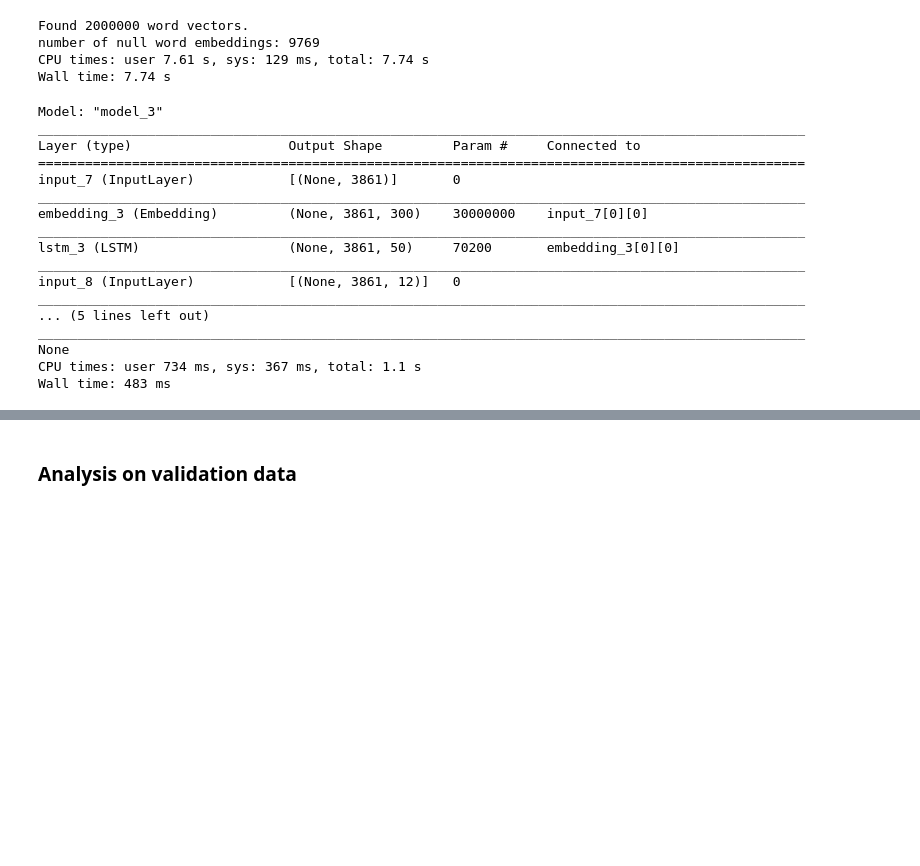
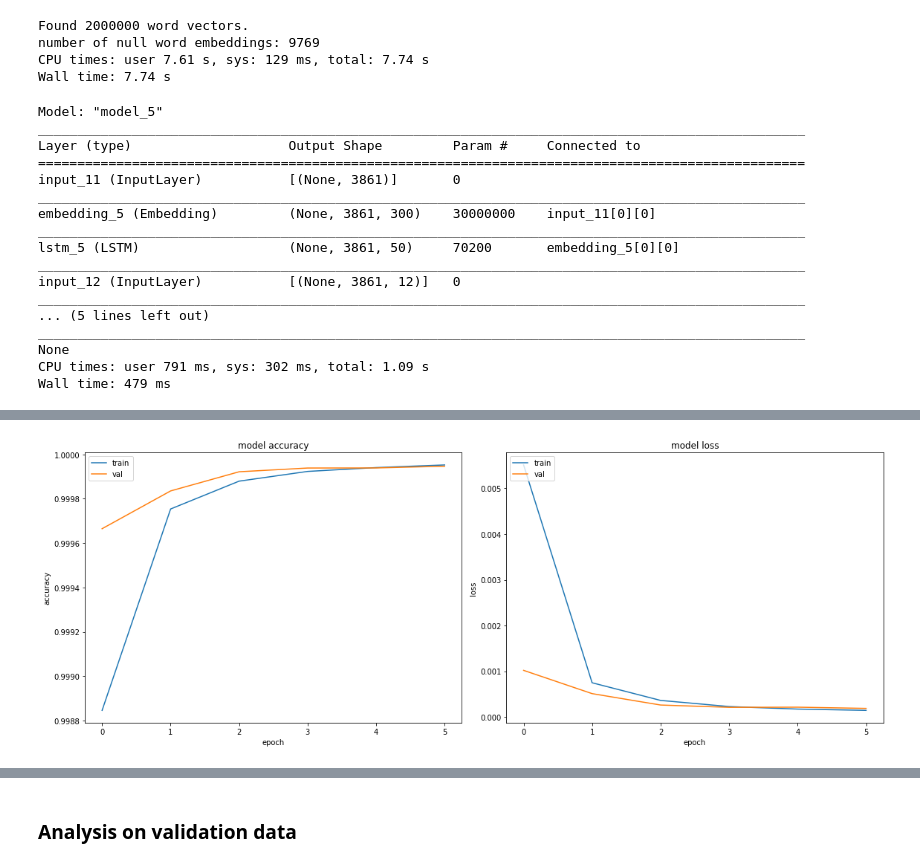
Before and after one commit to barmanu/dp-dpo-citation-bio-trainer, a Jupyter notebook: notebooks/CS_LSTM_TEST.ipynb, the cells around one changed output, grey strips where cells are left out. Saved outputs shown, nothing was run; the diff lists cells and outputs as text; code cells hidden in the pictures; blank space fills up the shorter version.

Commit message:
model update

```diff
--- a/notebooks/CS_LSTM_TEST.ipynb
+++ b/notebooks/CS_LSTM_TEST.ipynb
@@ -117,7 +117,7 @@ model_config = {'bi-lstm':True,
         amsgrad=False,
     ),
                 'output_activation' : 'sigmoid',
-                'batch_size': 32
+                'batch_size': 8
 
 
                }
@@ -157,42 +157,35 @@ Wall time: 7.74 s
 # %%
 %%time
 input = Input(shape=(maxlen,))
-embed = Embedding(input_dim=max_vocab, input_length=maxlen, output_dim=300, weights=[embedding_matrix], trainable=True)(input)
-lstm = LSTM(50, return_sequences=True)(embed)
+embed = Embedding(input_dim=max_vocab, input_length=maxlen, output_dim=300, weights=[embedding_matrix], trainable=model_config['trainable'])(input)
+lstm = LSTM(model_config['lstm_units'], return_sequences=True)(embed)
 spacy_feats = Input(shape=(maxlen,12))
 conc = Concatenate([lstm, spacy_feats])
-td = TimeDistributed(Dense(1, activation="sigmoid"))(lstm)
+td = TimeDistributed(Dense(1, activation=model_config['output_activation']))(lstm)
 model = Model(inputs=[input, spacy_feats], outputs=td)
-model.compile(
-    optimizer=Adam(
-        learning_rate=0.001,
-        beta_1=0.0,
-        beta_2=0.0,
-        epsilon=1e-05,
-        amsgrad=False,
-    ),
+model.compile(optimizer=model_config['optimizer'],
     loss='binary_crossentropy',
     metrics=['accuracy']
 )
 print(model.summary())
 # %% [output]
-Model: "model_3"
+Model: "model_5"
 __________________________________________________________________________________________________
 Layer (type)                    Output Shape         Param #     Connected to
 ==================================================================================================
-input_7 (InputLayer)            [(None, 3861)]       0
+input_11 (InputLayer)           [(None, 3861)]       0
 __________________________________________________________________________________________________
-embedding_3 (Embedding)         (None, 3861, 300)    30000000    input_7[0][0]
+embedding_5 (Embedding)         (None, 3861, 300)    30000000    input_11[0][0]
 __________________________________________________________________________________________________
-lstm_3 (LSTM)                   (None, 3861, 50)     70200       embedding_3[0][0]
+lstm_5 (LSTM)                   (None, 3861, 50)     70200       embedding_5[0][0]
 __________________________________________________________________________________________________
-input_8 (InputLayer)            [(None, 3861, 12)]   0
+input_12 (InputLayer)           [(None, 3861, 12)]   0
 __________________________________________________________________________________________________
 ... (5 lines left out)
 __________________________________________________________________________________________________
 None
-CPU times: user 734 ms, sys: 367 ms, total: 1.1 s
-Wall time: 483 ms
+CPU times: user 791 ms, sys: 302 ms, total: 1.09 s
+Wall time: 479 ms
 # %%
 class Metrics(callbacks.Callback):
     def __init__(self, train_data, validation_data):
@@ -231,7 +224,7 @@ metrics = Metrics([train_dict['lstm_feats'], train_dict['labels']], [valid_dict[
 spacy_train_arr = train_dict['spacy_num_feats']
 spacy_valid_arr = valid_dict['spacy_num_feats']
 early_stop= EarlyStopping(monitor='val_loss',patience=3,verbose=0,mode='min',restore_best_weights=False, min_delta=0.0001)
-history = model.fit([train_dict['lstm_feats'], spacy_train_arr], train_dict['labels'], verbose=1, epochs=200, batch_size= 16, \
+history = model.fit([train_dict['lstm_feats'], spacy_train_arr], train_dict['labels'], verbose=1, epochs=200, batch_size= model_config['batch_size'], \
                     validation_data=([valid_dict['lstm_feats'], spacy_valid_arr], valid_dict['labels']), callbacks=[early_stop,metrics])
 fig, axes = plt.subplots(nrows=1, ncols=2, figsize=(16, 6))
 axes[0].plot(history.history['accuracy'])
@@ -271,2 +265,3 @@ Epoch 7/200
+[figure, added]
 # %%
 print('done')
```
Also changed, not shown: parts of 12 cells of this notebook.
